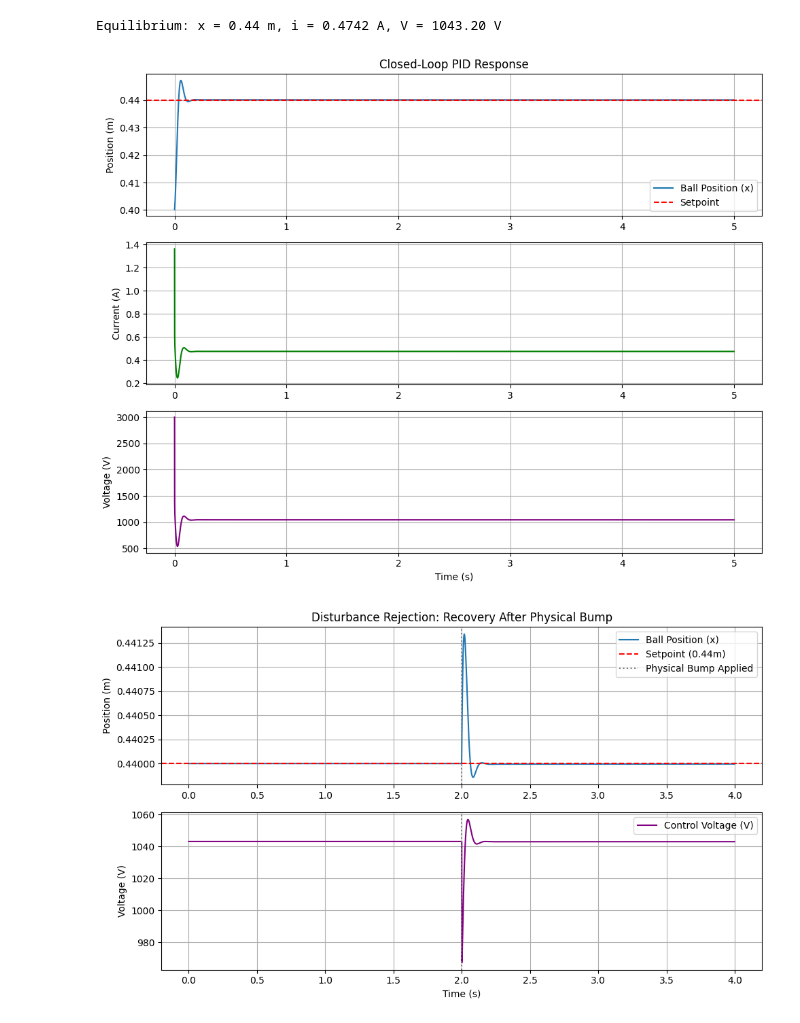
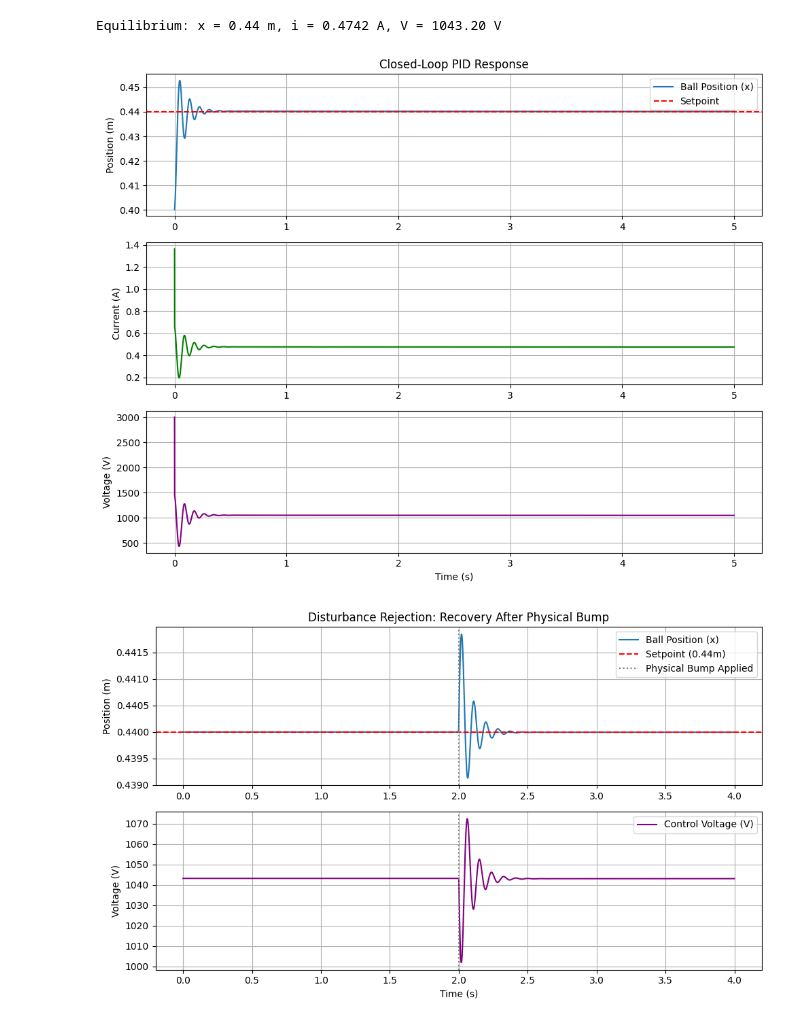
Before and after one commit to ethanboyjeff/ELE2038-Coursework, a Jupyter notebook: ELE2038_CW_notebook.ipynb, the cells around one changed output. Drawn from its saved outputs; the diff is of its cells as text; code cells hidden in the pictures.

Commit message:
Added sensor state and tuned Kd to reduce oscillations

```diff
--- a/ELE2038_CW_notebook.ipynb
+++ b/ELE2038_CW_notebook.ipynb
@@ -21,6 +21,7 @@ L1 = 0.0241
 alpha = 1.2
 c = 6.811       # Magnetic constant
 tau_m = 0.03    # Sensor time constant
+Km = 1.0        # Sensor (DC) gain
 
 # Derived effective mass for a rolling sphere
 m_eff = (7/5) * m
@@ -37,7 +38,8 @@ print(f"Equilibrium: x = {x_sp} m, i = {i_eq:.4f} A, V = {V_eq:.2f} V")
 
 # 3. Nonlinear System ODEs
 def system_dynamics(t, state, V_input):
-    x, v, i = state
+    # 4 state variables
+    x, v, i, x_m = state
 
     # Distance to electromagnet
     y = delta - x
@@ -53,18 +55,21 @@ def system_dynamics(t, state, V_input):
     dLdx = L1 * alpha * np.exp(-alpha * y)
     i_dot = (V_input - R*i - i * dLdx * v) / Lx
 
-    return [x_dot, v_dot, i_dot]
+    # Sensor: Solves for the rate of change of the measured position
+    x_m_dot = (Km * x - x_m) / tau_m
+
+    return [x_dot, v_dot, i_dot, x_m_dot]
 
 # 4. PID Controller Implementation
 # Based on design requirements: OS < 10%, Settling < 2s
 Kp = 10000.0
 Ki = 5000
-Kd = 500.0
+Kd = 850.0
 
 # By implementing a time-step loop, we can actively compute a new control
 # voltage (V_control) at every millisecond using this pid_control function
 def pid_control(t, state, integral_error, last_error):
-    x = state[0]
+    x = state[3]
     error = x_sp - x
     dt = 0.001 # Approximation for derivative
 
@@ -83,7 +88,8 @@ time_steps = np.arange(0, t_final, dt)
 # Initialize tracking variables
 integral_error = 0
 last_error = 0
-current_state = [0.40, 0, i_eq] # Start at 0.40m, setpoint is 0.44m
+current_state = [0.40, 0, i_eq, 0.40]
+              # [actual_x, velocity, current, measured_x]
 
 # Storage for plotting
 history_t = []
@@ -147,7 +153,7 @@ t_final_dist = 4.0
 time_steps_dist = np.arange(0, t_final_dist, dt)
 
 # Start already settled AT the setpoint (0.44m) and at equilibrium current
-current_state = [x_sp, 0, i_eq]
+current_state = [x_sp, 0, i_eq, x_sp]
 integral_error = 0
 last_error = 0
 
@@ -174,32 +180,32 @@ for t in time_steps_dist:
     # 4. Save results
     current_state = sol.y[:, -1]
     history_t_dist.append(t)
     history_x_dist.append(current_state[0])
     history_v_dist.append(v_out)
 
 # Plotting the Disturbance Rejection
 plt.figure(figsize=(10, 6))
 
 plt.subplot(2, 1, 1)
 plt.plot(history_t_dist, history_x_dist, label='Ball Position (x)')
 plt.axhline(y=x_sp, color='r', linestyle='--', label='Setpoint (0.44m)')
 plt.axvline(x=2.0, color='grey', linestyle=':', label='Physical Bump Applied')
 plt.ylabel('Position (m)')
 plt.title('Disturbance Rejection: Recovery After Physical Bump')
 plt.legend()
 plt.grid(True)
 
 plt.subplot(2, 1, 2)
 plt.plot(history_t_dist, history_v_dist, color='purple', label='Control Voltage (V)')
 plt.axvline(x=2.0, color='grey', linestyle=':')
 plt.ylabel('Voltage (V)')
 plt.xlabel('Time (s)')
 plt.legend()
 plt.grid(True)
 
 plt.tight_layout()
 plt.show()
 # %% [output]
 Equilibrium: x = 0.44 m, i = 0.4742 A, V = 1043.20 V
-[figure, old version]
+[figure, new version]
-[figure, old version]
+[figure, new version]
```
